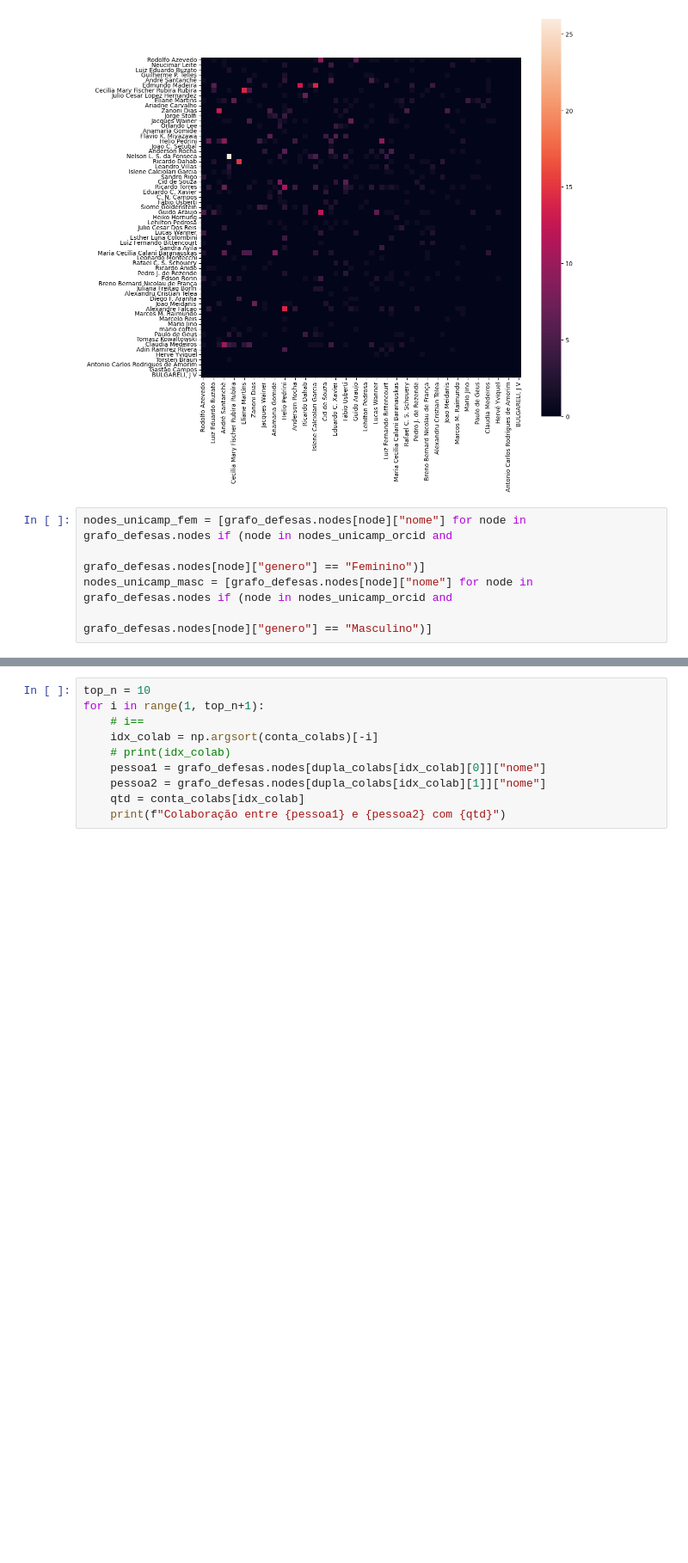
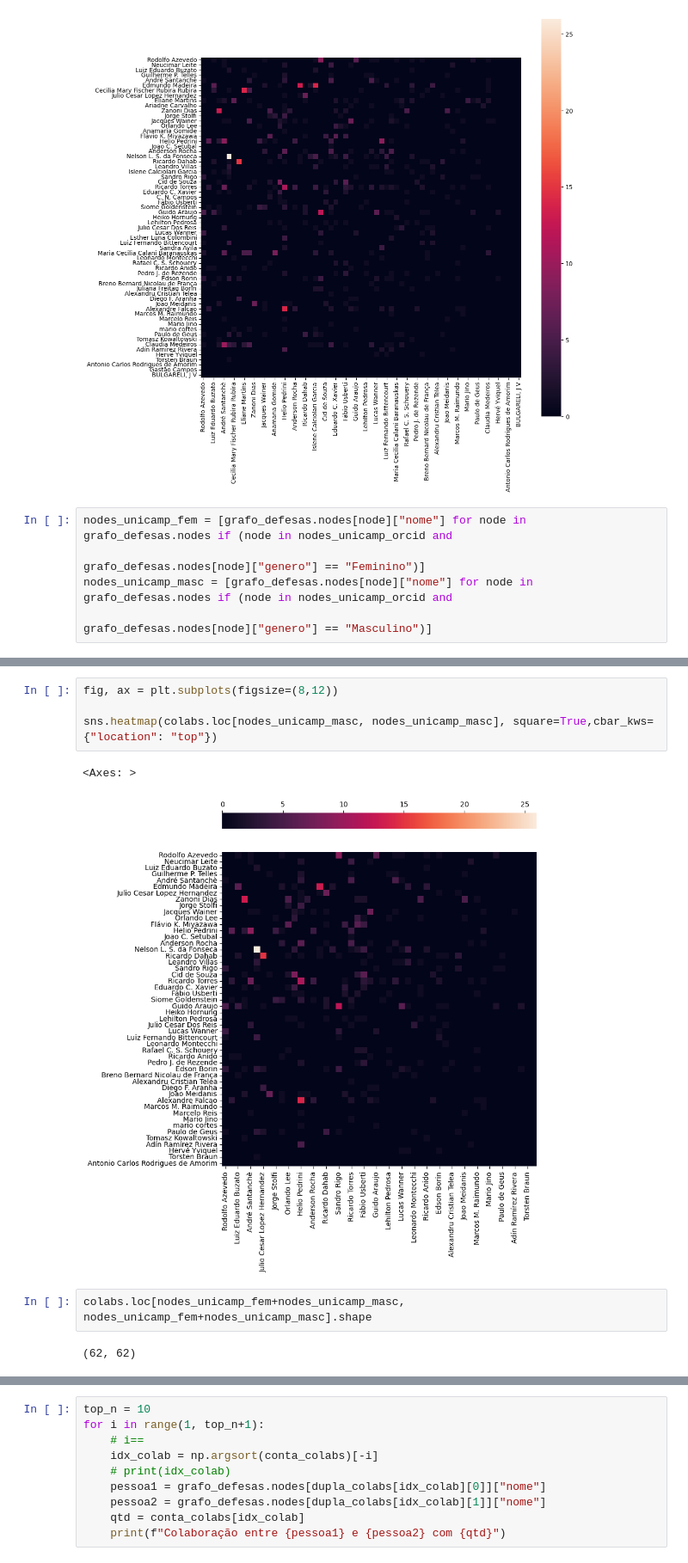
Before and after one commit to gondimjoaom/mo412-projetofinal, a Jupyter notebook: graph_all.ipynb, the cells around one changed output, grey strips where cells are left out. Shown at 86% size. Saved outputs shown, nothing was run; the diff lists cells and outputs as text; blank space fills up the shorter version.

```diff
--- a/graph_all.ipynb
+++ b/graph_all.ipynb
@@ -381 +370,12 @@ nodes_unicamp_fem
+# %%
+fig, ax = plt.subplots(figsize=(8,12))
+
+sns.heatmap(colabs.loc[nodes_unicamp_masc, nodes_unicamp_masc], square=True,cbar_kws={"location": "top"})
+# %% [output]
+<Axes: >
+[figure, added]
+# %%
+colabs.loc[nodes_unicamp_fem+nodes_unicamp_masc, nodes_unicamp_fem+nodes_unicamp_masc].shape
+# %% [output]
+(62, 62)
 # %%
```
Also changed, not shown: parts of 15 cells of this notebook.
